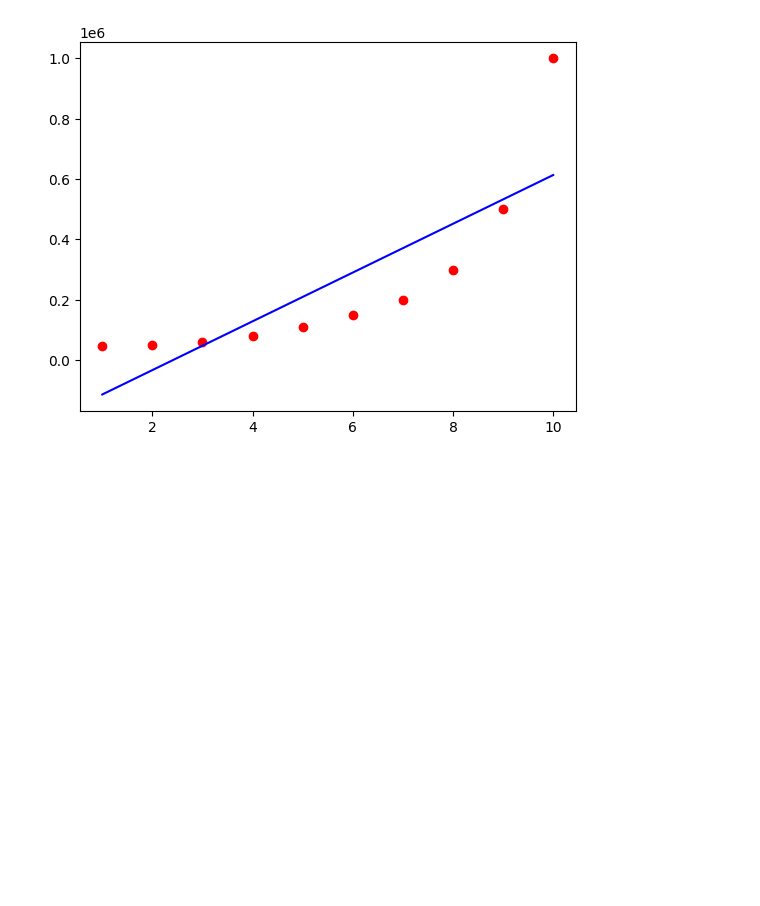
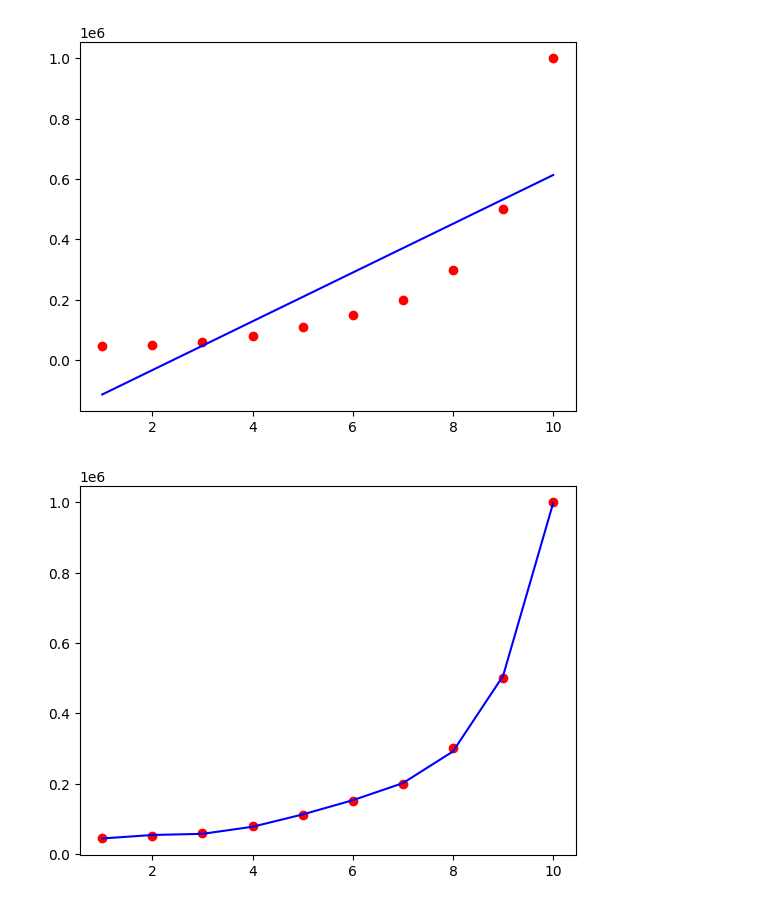
Before and after one commit to MrRainGuy/Machine-Learning-A-Z, a Jupyter notebook: My Own/Polynomial Regression/practice.ipynb, the cells around one changed output. Saved outputs shown, nothing was run; the diff lists cells and outputs as text; code cells hidden in the pictures; blank space fills up the shorter version.

Commit message:
Visualising the Polynomial Regression results in Section 8: Polynomial Regression

```diff
--- a/My Own/Polynomial Regression/practice.ipynb
+++ b/My Own/Polynomial Regression/practice.ipynb
@@ -26,3 +26,9 @@ plt.plot(X, lin_reg.predict(X), color = "blue")
 plt.show()
 # %% [output]
 [figure]
+# %%
+plt.scatter(X, y, color = "red")
+plt.plot(X, poly_reg.predict(X_poly), color = "blue")
+plt.show()
+# %% [output]
+[figure, added]
```
